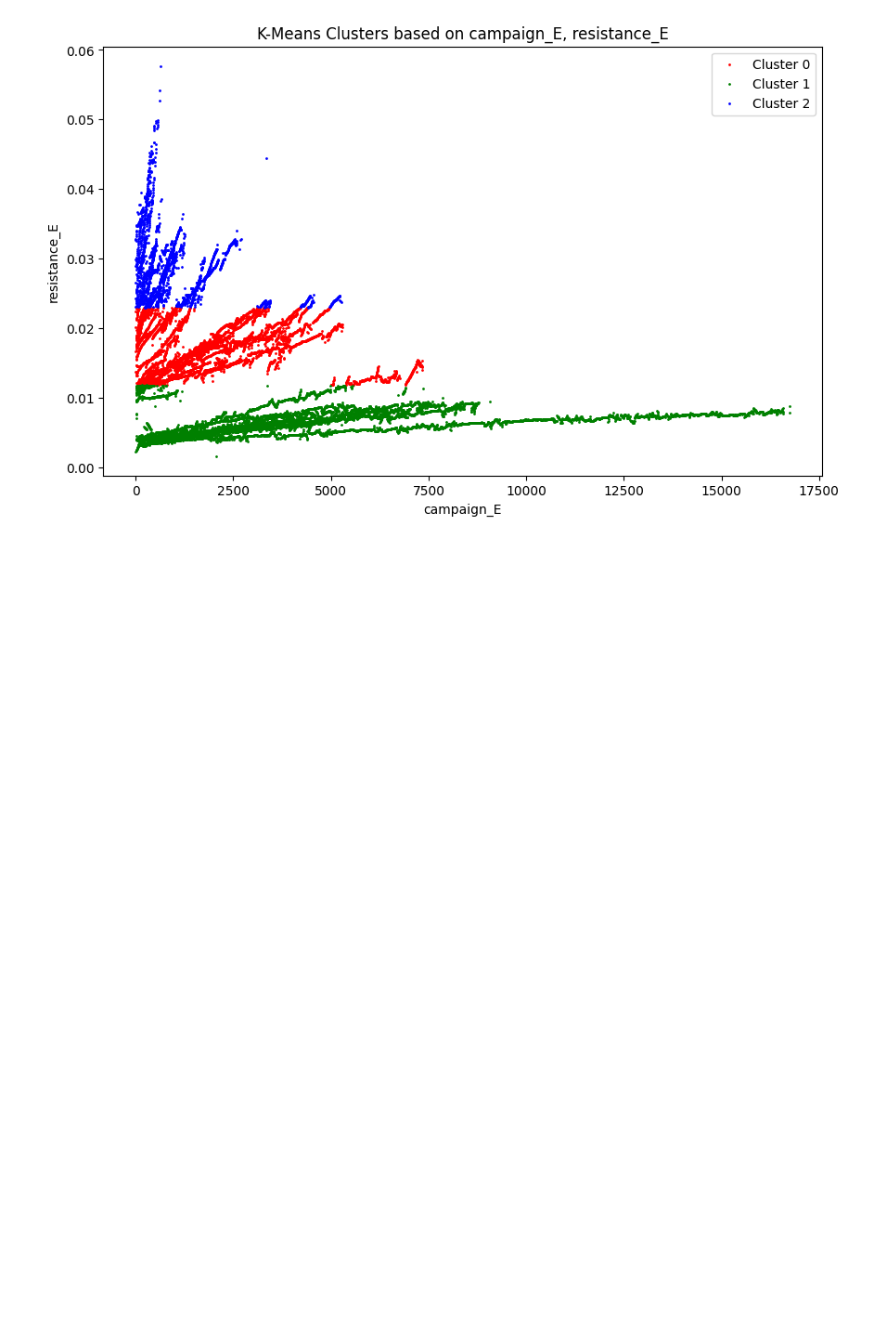
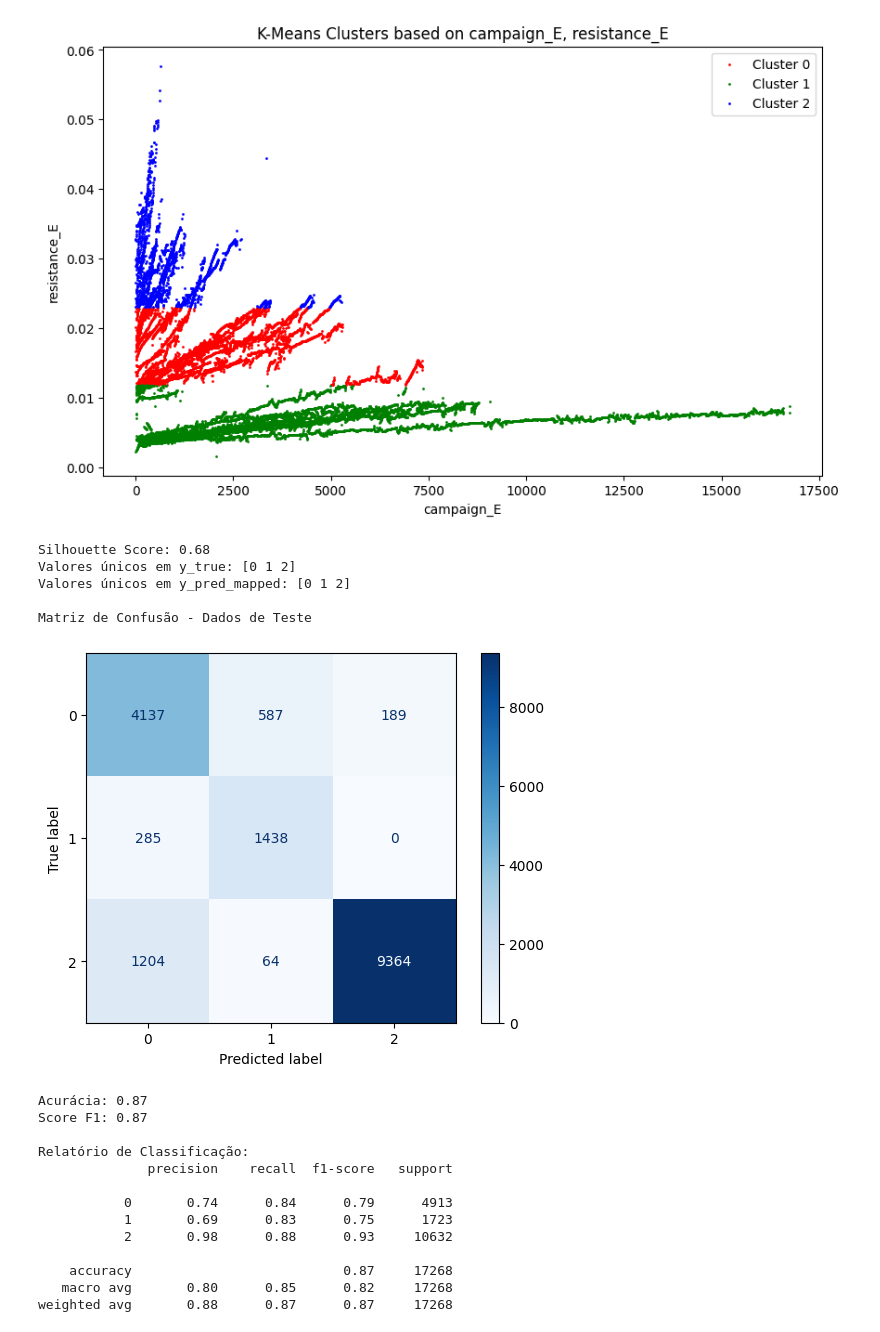
Before and after one commit to Rennan555/ML-Carbon, a Jupyter notebook: Cluster.ipynb, the cells around one changed output. Drawn from its saved outputs; the diff is of its cells as text; code cells hidden in the pictures; blank space fills up the shorter version.

Commit message:
Updateando cluster.ipynb

```diff
--- a/Cluster.ipynb
+++ b/Cluster.ipynb
@@ -95,10 +95,20 @@ plt.show()
 # %%
 # Seleção das colunas para clustering
 X = df[['resistance_E']]
+scaler = StandardScaler()
+X = scaler.fit_transform(X)
 
 # Aplicação do K-Means
-kmeans = KMeans(n_clusters=3, random_state=1)
+
+kmeans = KMeans(n_clusters=3, random_state=50)
 df['cluster'] = kmeans.fit_predict(X)
+
+label_encoder = LabelEncoder()
+df['target_cycle_encoded'] = label_encoder.fit_transform(df['target_cycle'])
+
+
+
+
 
 # Plotando os clusters
 plt.figure(figsize=(10, 6))
@@ -117,6 +127,62 @@ plt.legend()
 plt.show()
 # %% [output]
 [figure]
+# %%
+# Avaliação do clustering usando o Silhouette Score
+silhouette_avg = silhouette_score(X, df['cluster'])
+print(f'Silhouette Score: {silhouette_avg:.2f}')
+
+# Mapeamento dos clusters para os rótulos verdadeiros
+def map_clusters_to_labels(y_true, y_pred):
+    labels = np.zeros_like(y_pred, dtype=int)
+    for i in range(3):  # 3 clusters
+        mask = (y_pred == i)
+        mode_label = pd.Series(y_true[mask]).mode()
+        if not mode_label.empty:
+            labels[mask] = mode_label[0]
+        else:
+            labels[mask] = -1  # Se não houver modo, atribua um valor de fallback
+    return labels
+
+# Se você tiver rótulos verdadeiros
+y_pred_mapped = map_clusters_to_labels(df['target_cycle_encoded'], df['cluster'])
+
+# Verificar os valores únicos para garantir que todos os valores são válidos
+print(f'Valores únicos em y_true: {np.unique(df["target_cycle_encoded"])}')
+print(f'Valores únicos em y_pred_mapped: {np.unique(y_pred_mapped)}')
+
+# Métricas de avaliação com os dados de teste
+print("\nMatriz de Confusão - Dados de Teste")
+cm = confusion_matrix(df['target_cycle_encoded'], y_pred_mapped)
+disp = ConfusionMatrixDisplay(confusion_matrix=cm)
+disp.plot(cmap=plt.cm.Blues)
+plt.show()
+
+# Acurácia e F1 Score
+print(f'Acurácia: {accuracy_score(df["target_cycle_encoded"], y_pred_mapped):.2f}')
+print(f'Score F1: {f1_score(df["target_cycle_encoded"], y_pred_mapped, average="weighted"):.2f}')
+print("\nRelatório de Classificação:")
+print(classification_report(df['target_cycle_encoded'], y_pred_mapped))
+# %% [output]
+Silhouette Score: 0.68
+Valores únicos em y_true: [0 1 2]
+Valores únicos em y_pred_mapped: [0 1 2]
+
+Matriz de Confusão - Dados de Teste
+[figure, added]
+Acurácia: 0.87
+Score F1: 0.87
+
+Relatório de Classificação:
+              precision    recall  f1-score   support
+
+           0       0.74      0.84      0.79      4913
+           1       0.69      0.83      0.75      1723
+           2       0.98      0.88      0.93     10632
+
+    accuracy                           0.87     17268
+   macro avg       0.80      0.85      0.82     17268
+weighted avg       0.88      0.87      0.87     17268
 # %%
 label_encoder = LabelEncoder()
 df['target_cycle_encoded'] = label_encoder.fit_transform(df['target_cycle'])
```
Also changed, not shown: parts of 2 cells of this notebook.
